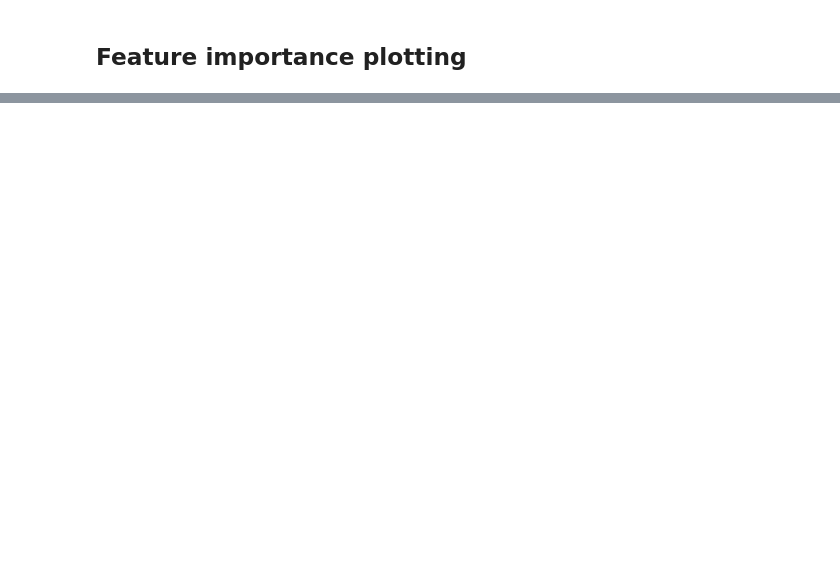
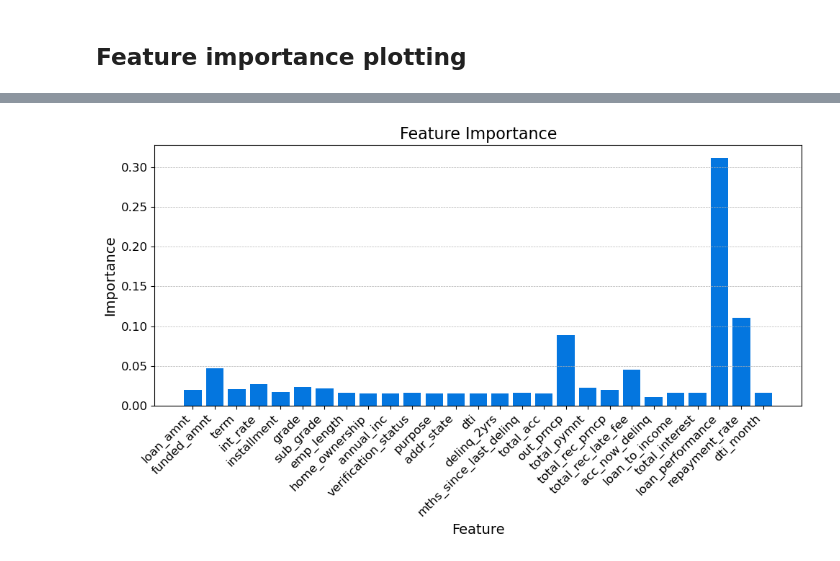
Before and after one commit to FRYEL/Credit_Risk, a Jupyter notebook: Notebooks/Model_testing.ipynb, the cells around one changed output, grey strips where cells are left out. Cells and saved outputs as stored; diff of their text form; code cells hidden in the pictures; blank space fills up the shorter version.

```diff
--- a/Notebooks/Model_testing.ipynb
+++ b/Notebooks/Model_testing.ipynb
@@ -210,0 +199,25 @@ mlflow.end_run()
+# %%
+
+
+# Set figure size
+plt.figure(figsize=(10, 6))
+
+# Get feature importance and column names
+feature_importance = bayes_search.best_estimator_.feature_importances_
+columns = X.columns
+
+# Plot feature importance with custom colors
+bars = plt.bar(range(len(feature_importance)), feature_importance)
+plt.xlabel('Feature', fontsize=14)
+plt.ylabel('Importance', fontsize=14)
+plt.title('Feature Importance', fontsize=16)
+plt.xticks(range(len(feature_importance)), columns, rotation=45, ha='right', fontsize=12)
+plt.yticks(fontsize=12)
+plt.grid(axis='y', linestyle='--', linewidth=0.5)  # Add horizontal grid lines
+
+plt.tight_layout()
+
+# Display plot
+plt.show()
+# %% [output]
+[figure, added]
```
Also changed, not shown: parts of 15 cells of this notebook, 4 other files.
